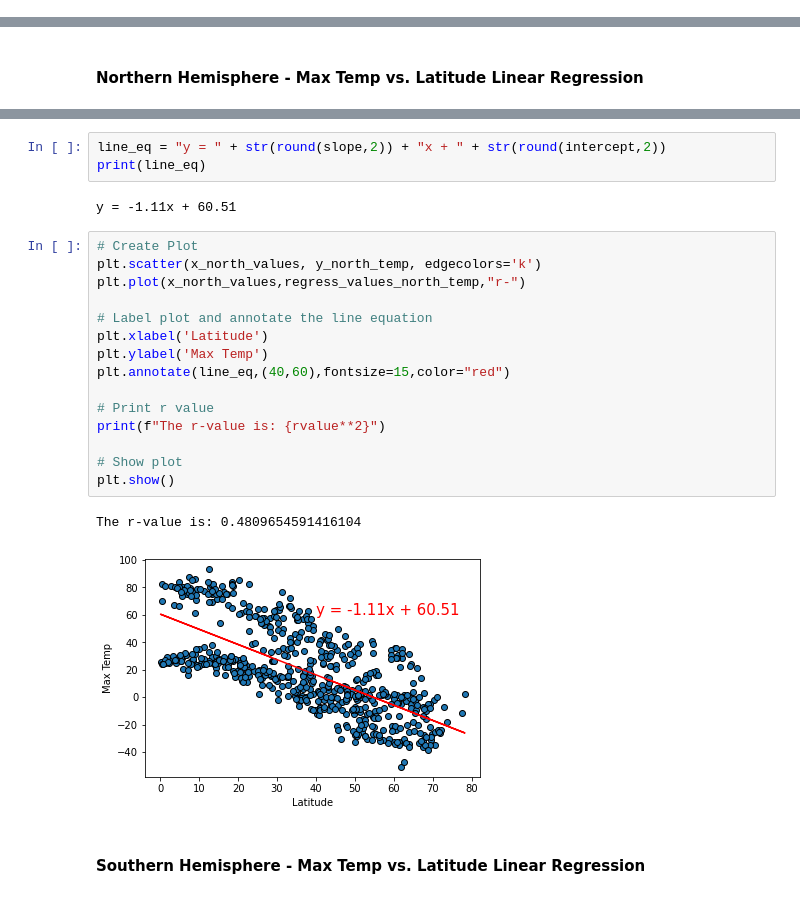
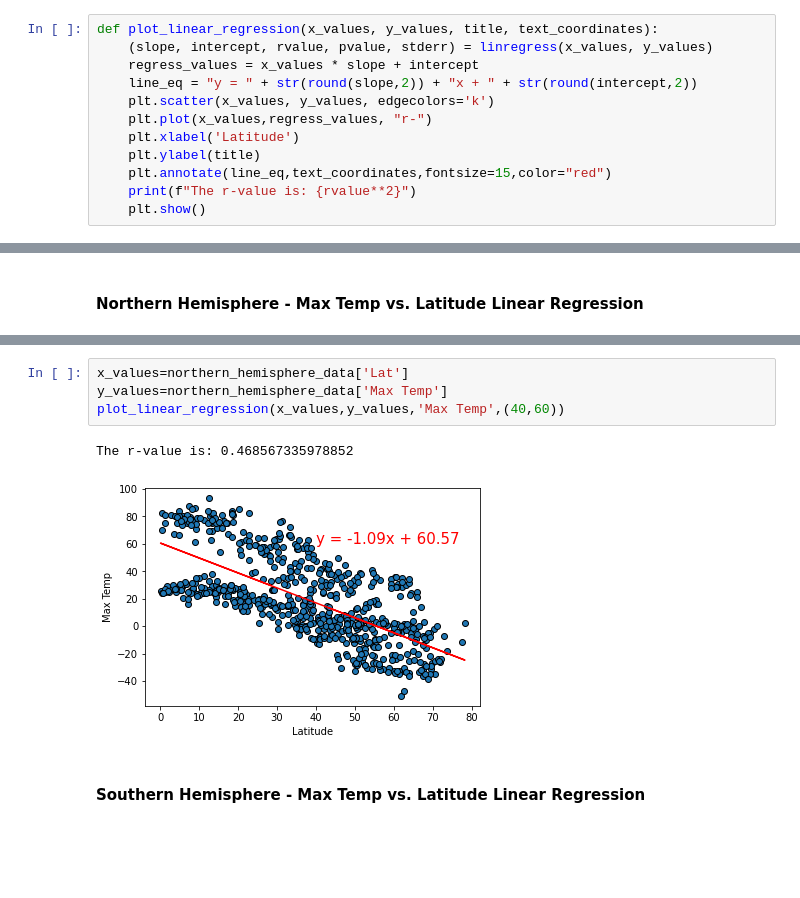
Before and after one commit to nadiarichards/python-api-challenge, a Jupyter notebook: WeatherPy/WeatherPy.ipynb, the cells around one changed output, grey strips where cells are left out. Cells and saved outputs as stored; diff of their text form; blank space fills up the shorter version.

```diff
--- a/WeatherPy/WeatherPy.ipynb
+++ b/WeatherPy/WeatherPy.ipynb
@@ -235,6 +235,18 @@ plt.show()
 [figure]
 # %% [markdown]
 ## Linear Regression
+# %%
+def plot_linear_regression(x_values, y_values, title, text_coordinates):
+    (slope, intercept, rvalue, pvalue, stderr) = linregress(x_values, y_values)
+    regress_values = x_values * slope + intercept
+    line_eq = "y = " + str(round(slope,2)) + "x + " + str(round(intercept,2))
+    plt.scatter(x_values, y_values, edgecolors='k')
+    plt.plot(x_values,regress_values, "r-")
+    plt.xlabel('Latitude')
+    plt.ylabel(title)
+    plt.annotate(line_eq,text_coordinates,fontsize=15,color="red")
+    print(f"The r-value is: {rvalue**2}")
+    plt.show()
 # %%
 northern_hemisphere_data = clean_city_data.drop(clean_city_data["Lat"].loc[
     (clean_city_data["Lat"] <= 0)].index)
@@ -280,25 +288,9 @@ Name: Lat, Length: 628, dtype: float64
-# %%
-line_eq = "y = " + str(round(slope,2)) + "x + " + str(round(intercept,2))
-print(line_eq)
-# %% [output]
-y = -1.11x + 60.51
-# %%
-# Create Plot
-plt.scatter(x_north_values, y_north_temp, edgecolors='k')
-plt.plot(x_north_values,regress_values_north_temp,"r-")
-
-# Label plot and annotate the line equation
-plt.xlabel('Latitude')
-plt.ylabel('Max Temp')
-plt.annotate(line_eq,(40,60),fontsize=15,color="red")
-
-# Print r value
-print(f"The r-value is: {rvalue**2}")
-
-# Show plot
-plt.show()
-# %% [output]
-The r-value is: 0.4809654591416104
-[figure, removed]
+# %%
+x_values=northern_hemisphere_data['Lat']
+y_values=northern_hemisphere_data['Max Temp']
+plot_linear_regression(x_values,y_values,'Max Temp',(40,60))
+# %% [output]
+The r-value is: 0.468567335978852
+[figure, added]
 # %% [markdown]
 ####  Southern Hemisphere - Max Temp vs. Latitude Linear Regression
```
Also changed, not shown: parts of 11 cells of this notebook.
